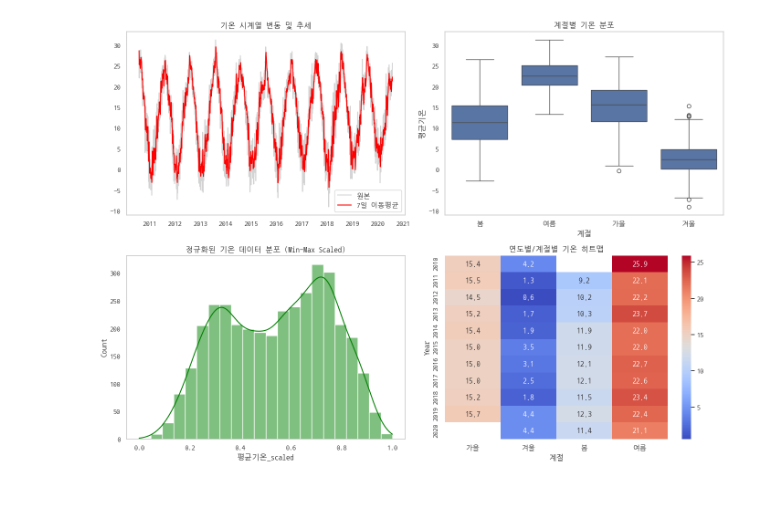
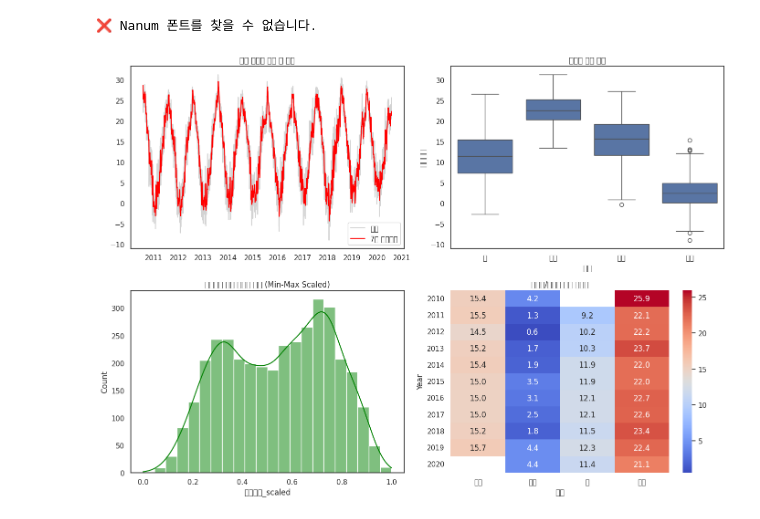
Before and after one commit to chomingi-25/2026_tues_bigdatacomputing_class, a Jupyter notebook: 중간고사_프로그래밍_과제.ipynb, the cells around one changed output. Cells and saved outputs as stored; diff of their text form; code cells hidden in the pictures.

```diff
--- a/중간고사_프로그래밍_과제.ipynb
+++ b/중간고사_프로그래밍_과제.ipynb
@@ -74,32 +74,54 @@ import warnings
 # -------------------------------------------------------
 def set_environment():
     warnings.filterwarnings('ignore')
-    sns.set(style='whitegrid')
+    sns.set(style='white')
 
 #-------------------------------------------------------
 # 2. (1) 한글 폰트 설정 (Redefined within this cell for scope)
 #-------------------------------------------------------
 def setup_korean_font():
+  font_candidates = [
+        '/usr/share/fonts/truetype/nanum/NanumGothic.ttf',
+        '/usr/share/fonts/truetype/nanum/NanumBarunGothic.ttf'
+    ]
+
   font_path = None
 
-  for f in fm.findSystemFonts():
-      if "NanumGothic" in f:
-          font_path=f
+  # 1. 파일 경로 직접 확인
+  for path in font_candidates:
+      if os.path.exists(path):
+          font_path = path
           break
 
+  # 2. 시스템 폰트에서 검색
   if font_path is None:
       for f in fm.findSystemFonts():
-          if "Nanum" in f:
-             font_path=f
-             break
+         if 'NanumGothic' in f or 'NanumBarunGothic' in f:
+              font_path = f
+              break
+
+  # 3. 폰트 없을 때
   if font_path is None:
-      print("❌ Nanum 폰트 없음")
-      return
+     print("❌ Nanum 폰트를 찾을 수 없습니다.")
+     return
+
+  # 4. 폰트 등록
   fm.fontManager.addfont(font_path)
-  font_name = fm.FontProperties(fname=font_path).get_name()
 
-  plt.rcParams['font.family'] = font_name
-  plt.rcParams['axes.unicode_minus'] = False
+  # 5. 폰트 이름 추출 (FontProperties 사용 ❌)
+  font_name = None
+  for f in fm.fontManager.ttflist:
+    if 'NanumGothic' in f.name or 'NanumBarunGothic' in f.name:
+            font_name = f.name
+            break
+
+    # 6. 적용
+  if font_name:
+    plt.rcParams['font.family'] = font_name
+    plt.rcParams['axes.unicode_minus'] = False
+    print(f"✅ 적용된 폰트: {font_name}")
+  else:
+    print("❌ 폰트 이름 찾기 실패")
 
 #-------------------------------------------------------
 # 2. (2) 다운로드 함수
@@ -179,7 +201,7 @@ def yearly_season_pivot(df):
 #--------------------------------------------------------
 def set_graph_style(df, pivot):
   fig, ax=plt.subplots(2, 2, figsize=(14, 10))
-  pivot_change=pivot.reindex(columns=['가을', '겨울', '봄', '여름'])
+  pivot_change=pivot.reindex(columns=[c for c in ['가을','겨울','봄','여름'] if c in pivot.columns])
   plot_time_series(ax[0][0], df)
   plot_season(ax[0][1], df)
   plot_scaled_histogram(ax[1][0], df)
@@ -229,31 +251,32 @@ def save_to_excel(df, seasonal_stats, pivot):
     pivot.to_excel(writer, sheet_name='연도별피벗테이블')
 
 #----------------------------------------------------
 # 10. main()
 #----------------------------------------------------
 def main():
   set_environment()
   setup_korean_font()
   data_url = "https://github.com/dongupak/DataML/raw/main/csv/weather.csv"
   file_name = 'weather.csv'
   download_weather_data(data_url, file_name)
 
   df=load_weather_data(file_name)
   df=preprocess_data(df)
   seasonal_stats=seasonal_statistics(df)
   pivot=yearly_season_pivot(df)
   set_graph_style(df, pivot)
   save_to_excel(df, seasonal_stats, pivot)
 
 #----------------------------------------------------
 # 11. 프로그램 시작
 #----------------------------------------------------
 if __name__=='__main__':
   main()
 
 # 위의 코드는 쳇 지피티 및 제미나이,
 # 한글 폰트 설정 코드의 도움을 받아 작성되었으며,
 # 쳇 지피티의 코드 및 주석에서 주석 및 표현을 변형시켰음을 알립니다.
 # 출처 : 쳇 지피티, 제미나이
 # %% [output]
+❌ Nanum 폰트를 찾을 수 없습니다.
-[figure, old version]
+[figure, new version]
```
